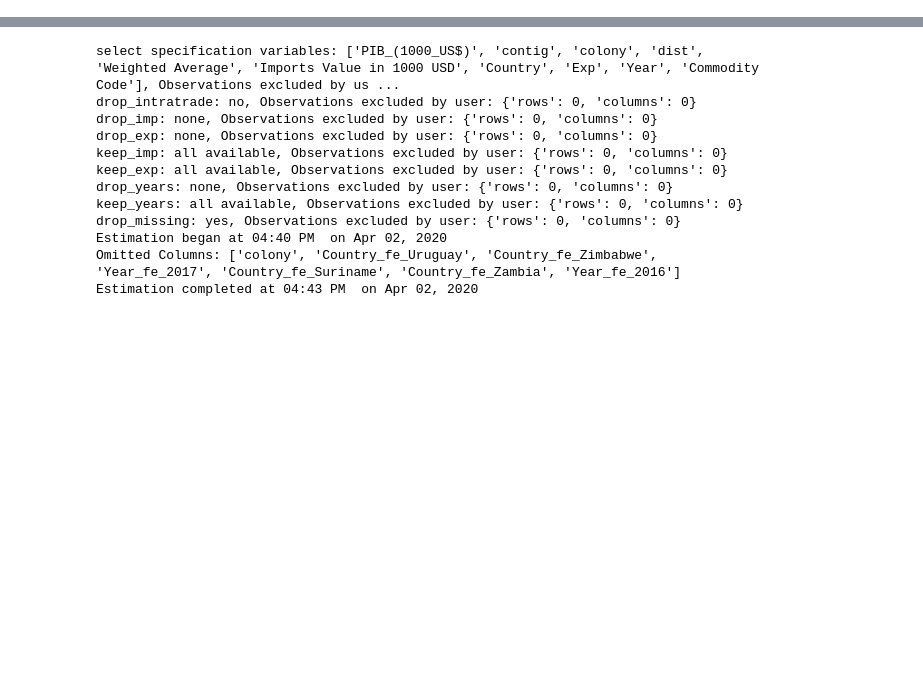
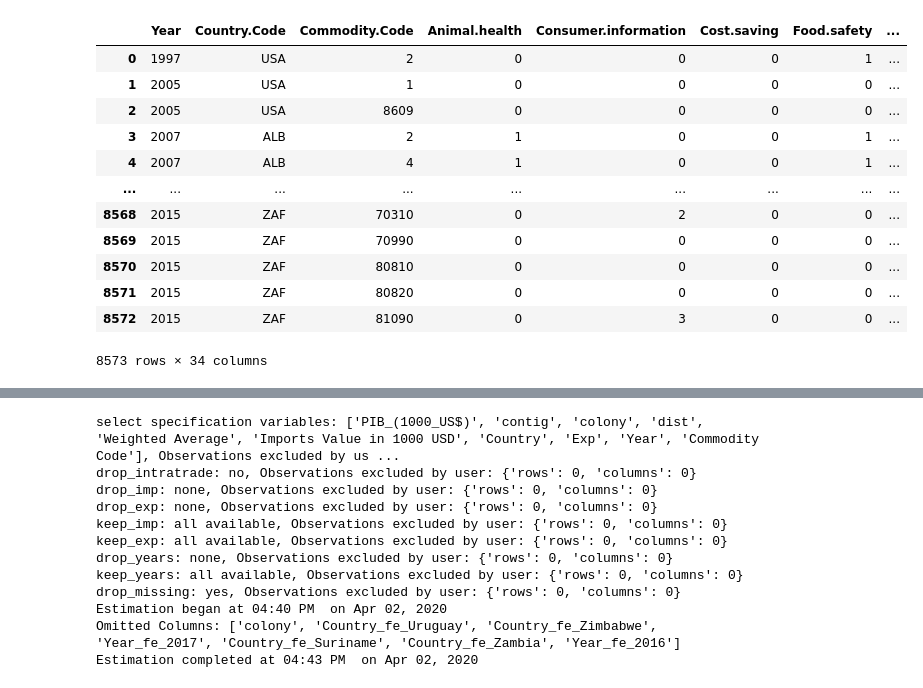
Before and after one commit to thcoelho/ITP_Notificacoes_Exportacao, a Jupyter notebook: Modelo/Regressão.ipynb, the cells around one changed output, grey strips where cells are left out. Cells and saved outputs as stored; diff of their text form; code cells hidden in the pictures; blank space fills up the shorter version.

```diff
--- a/Modelo/Regressão.ipynb
+++ b/Modelo/Regressão.ipynb
@@ -22,2 +23,17 @@ df
 # %%
-df.drop(df.columns[:4], axis=1, inplace=True)
+df.drop(df.columns[0:2], axis=1, inplace=True)
+df
+# %% [output]
+|  | Year | Country.Code | Commodity.Code | Animal.health | Consumer.information | Cost.saving | Food.safety | ... |
+| 0 | 1997 | USA | 2 | 0 | 0 | 0 | 1 | ... |
+| 1 | 2005 | USA | 1 | 0 | 0 | 0 | 0 | ... |
+| 2 | 2005 | USA | 8609 | 0 | 0 | 0 | 0 | ... |
+| 3 | 2007 | ALB | 2 | 1 | 0 | 0 | 1 | ... |
+| 4 | 2007 | ALB | 4 | 1 | 0 | 0 | 1 | ... |
+| ... | ... | ... | ... | ... | ... | ... | ... | ... |
+| 8568 | 2015 | ZAF | 70310 | 0 | 2 | 0 | 0 | ... |
+| 8569 | 2015 | ZAF | 70990 | 0 | 0 | 0 | 0 | ... |
+| 8570 | 2015 | ZAF | 80810 | 0 | 0 | 0 | 0 | ... |
+| 8571 | 2015 | ZAF | 80820 | 0 | 0 | 0 | 0 | ... |
+| 8572 | 2015 | ZAF | 81090 | 0 | 3 | 0 | 0 | ... |
+8573 rows × 34 columns
```
Also changed, not shown: parts of 13 cells of this notebook, 2 other files.
